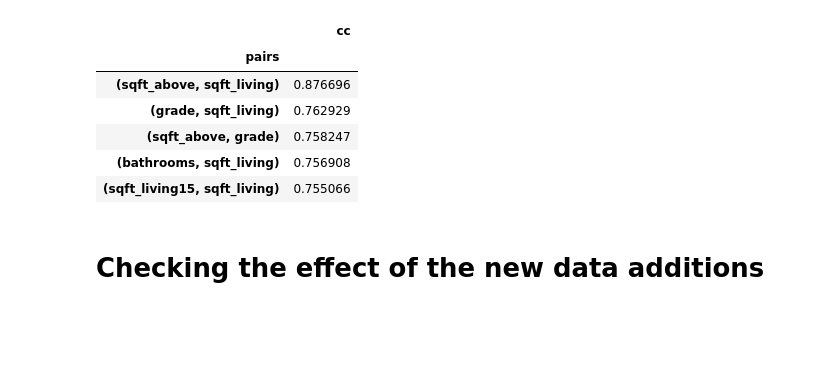
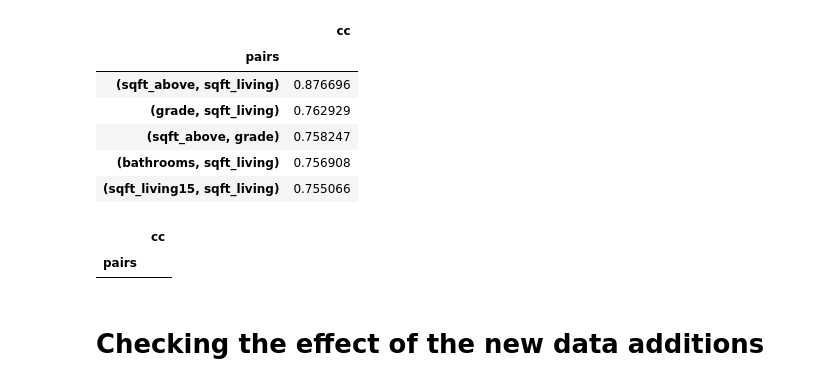
Before and after one commit to dorjeys3/King_County_Real_Estate, a Jupyter notebook: Very Good Book.ipynb, the cells around one changed output. Drawn from its saved outputs; the diff is of its cells as text; code cells hidden in the pictures; blank space fills up the shorter version.

```diff
--- a/Very Good Book.ipynb
+++ b/Very Good Book.ipynb
@@ -347,7 +345,10 @@ multicolinear_features(sales)
 | (bathrooms, sqft_living) | 0.756908 |
 | (sqft_living15, sqft_living) | 0.755066 |
 # %%
-#multicolinear_features(sales.drop(columns = ["sqft_living", "sqft_above"]))
+multicolinear_features(sales.drop(columns = ["sqft_living", "sqft_above"]))
+# %% [output]
+|  | cc |
+| pairs |  |
 # %% [markdown]
 # Checking the effect of the new data additions
 # %%
```
Also changed, not shown: parts of 11 cells of this notebook.
